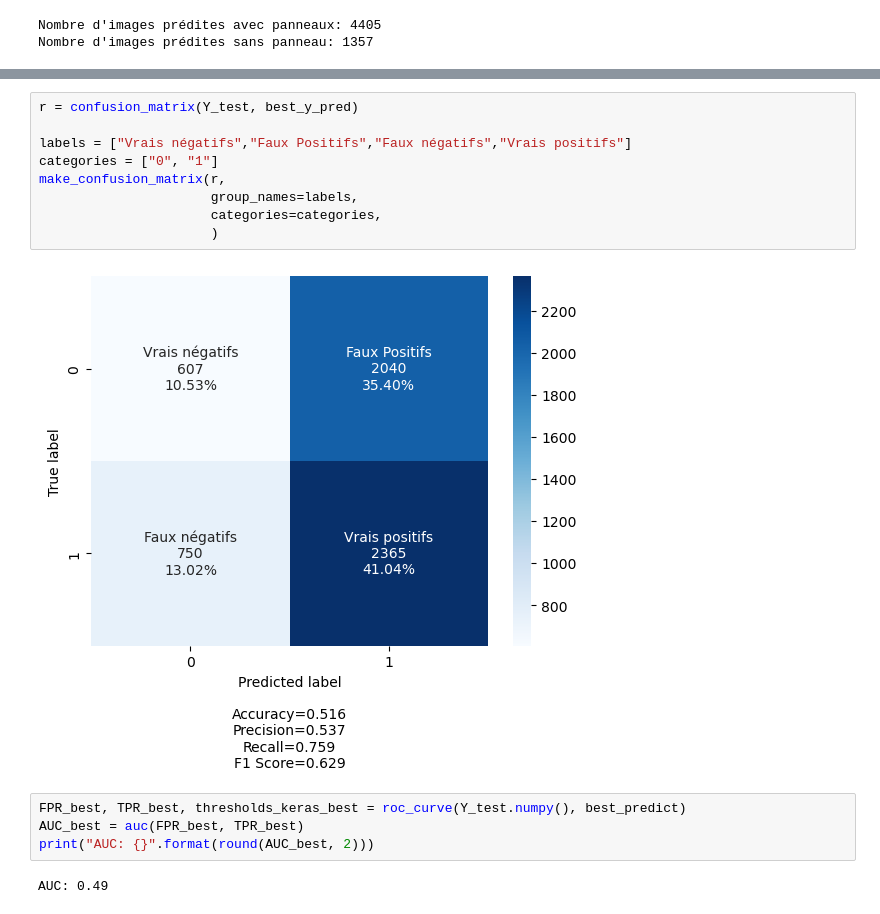
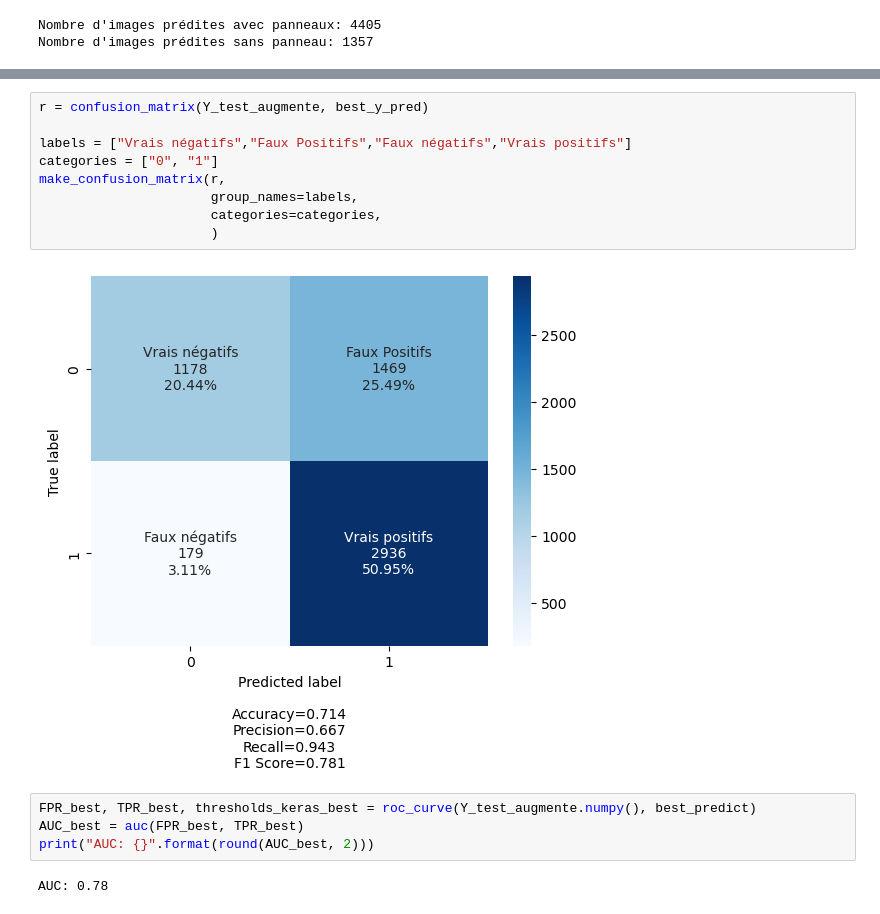
Before and after one commit to Basso42/DeepPVClassification, a Jupyter notebook: LeNET5 final.ipynb, the cells around one changed output, grey strips where cells are left out. Saved outputs shown, nothing was run; the diff lists cells and outputs as text.

Commit message:
modif matrices confusion

```diff
--- a/LeNET5 final.ipynb
+++ b/LeNET5 final.ipynb
@@ -508,20 +502,20 @@ plt.show()
 # %%
-r = confusion_matrix(Y_test, best_y_pred)
+r = confusion_matrix(Y_test_augmente, best_y_pred)
 
 labels = ["Vrais négatifs","Faux Positifs","Faux négatifs","Vrais positifs"]
 categories = ["0", "1"]
 make_confusion_matrix(r,
                       group_names=labels,
                       categories=categories,
                       )
 # %% [output]
-[figure, old version]
+[figure, new version]
 # %%
-FPR_best, TPR_best, thresholds_keras_best = roc_curve(Y_test.numpy(), best_predict)
+FPR_best, TPR_best, thresholds_keras_best = roc_curve(Y_test_augmente.numpy(), best_predict)
 AUC_best = auc(FPR_best, TPR_best)
 print("AUC: {}".format(round(AUC_best, 2)))
 # %% [output]
-AUC: 0.49
+AUC: 0.78
 # %%
 plt.title('Courbe ROC:  LeNET 5')
 plt.plot(FPR, TPR, label="AUC="+str(round(AUC,2))+" (sans data augmentations)")
```
Also changed, not shown: parts of 6 cells of this notebook.
